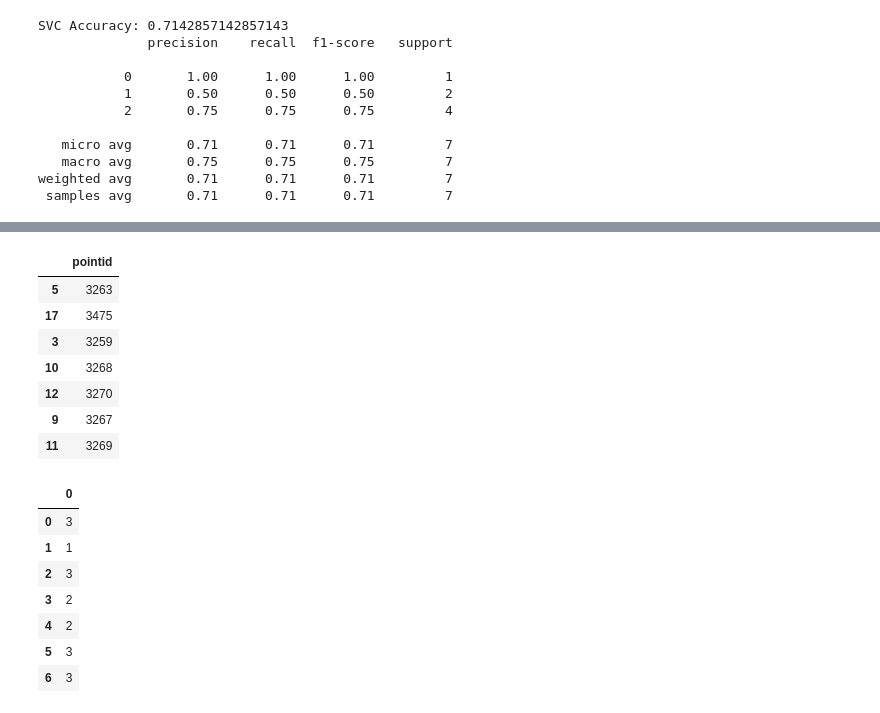
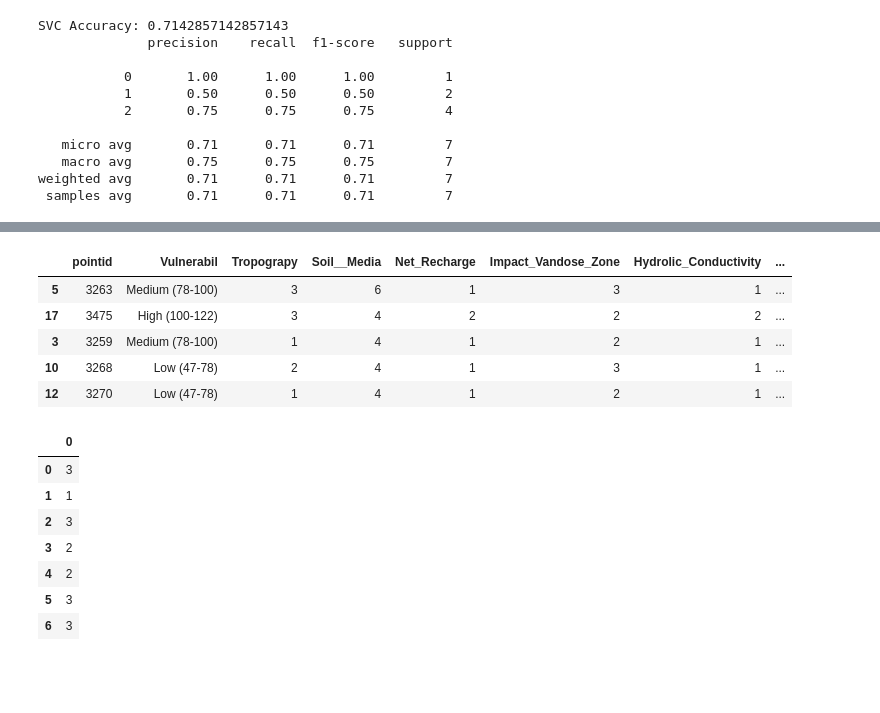
Before and after one commit to mehadi-trackrep/DRASTIC-Vulnerabilities-Prediction, a Jupyter notebook: Using-Sample(small)-data.ipynb, the cells around one changed output, grey strips where cells are left out. Cells and saved outputs as stored; diff of their text form; code cells hidden in the pictures; blank space fills up the shorter version.

```diff
--- a/Using-Sample(small)-data.ipynb
+++ b/Using-Sample(small)-data.ipynb
@@ -25,7 +25,7 @@ df.head()
 | 3 | 6 | 3259 | 3 | Medium (78-100) | 1 | 4 | 1 | ... |
 | 4 | 9 | 3262 | 2 | Low (47-78) | 1 | 4 | 1 | ... |
 # %%
-df = df.drop(['OBJECTID *', 'Vulnerabil'], axis=1) # remove unnecessary columns
+df = df.drop(['OBJECTID *'], axis=1) # remove unnecessary columns
 # %%
 df.head()
 # %% [output]
@@ -303,2 +97,0 @@ print(sum_of_df_unique_sorted)  # Output (should be) - 31918
-# %%
-X, y = df_cleaned.iloc[:, 2:], df_cleaned['grid_code']
@@ -522,12 +236,11 @@ X_test_bin
 # %%
-results
+results = X_test_bin.copy()
+results.head()
 # %% [output]
-|  | pointid |
-| 5 | 3263 |
-| 17 | 3475 |
-| 3 | 3259 |
-| 10 | 3268 |
-| 12 | 3270 |
-| 9 | 3267 |
-| 11 | 3269 |
+|  | pointid | Vulnerabil | Tropograpy | Soil__Media | Net_Recharge | Impact_Vandose_Zone | Hydrolic_Conductivity | ... |
+| 5 | 3263 | Medium (78-100) | 3 | 6 | 1 | 3 | 1 | ... |
+| 17 | 3475 | High (100-122) | 3 | 4 | 2 | 2 | 2 | ... |
+| 3 | 3259 | Medium (78-100) | 1 | 4 | 1 | 2 | 1 | ... |
+| 10 | 3268 | Low (47-78) | 2 | 4 | 1 | 3 | 1 | ... |
+| 12 | 3270 | Low (47-78) | 1 | 4 | 1 | 2 | 1 | ... |
 # %%
```
Also changed, not shown: parts of 71 cells of this notebook, 2 other files.
